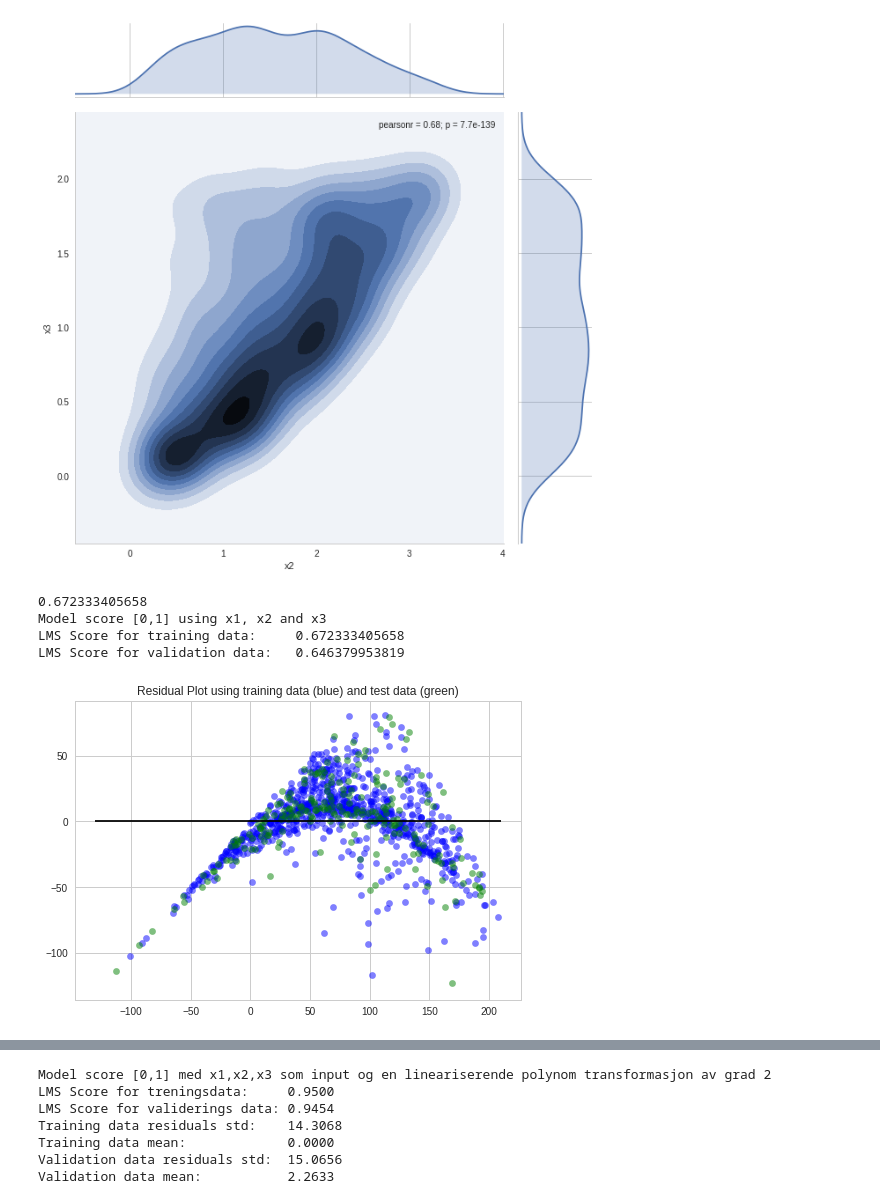
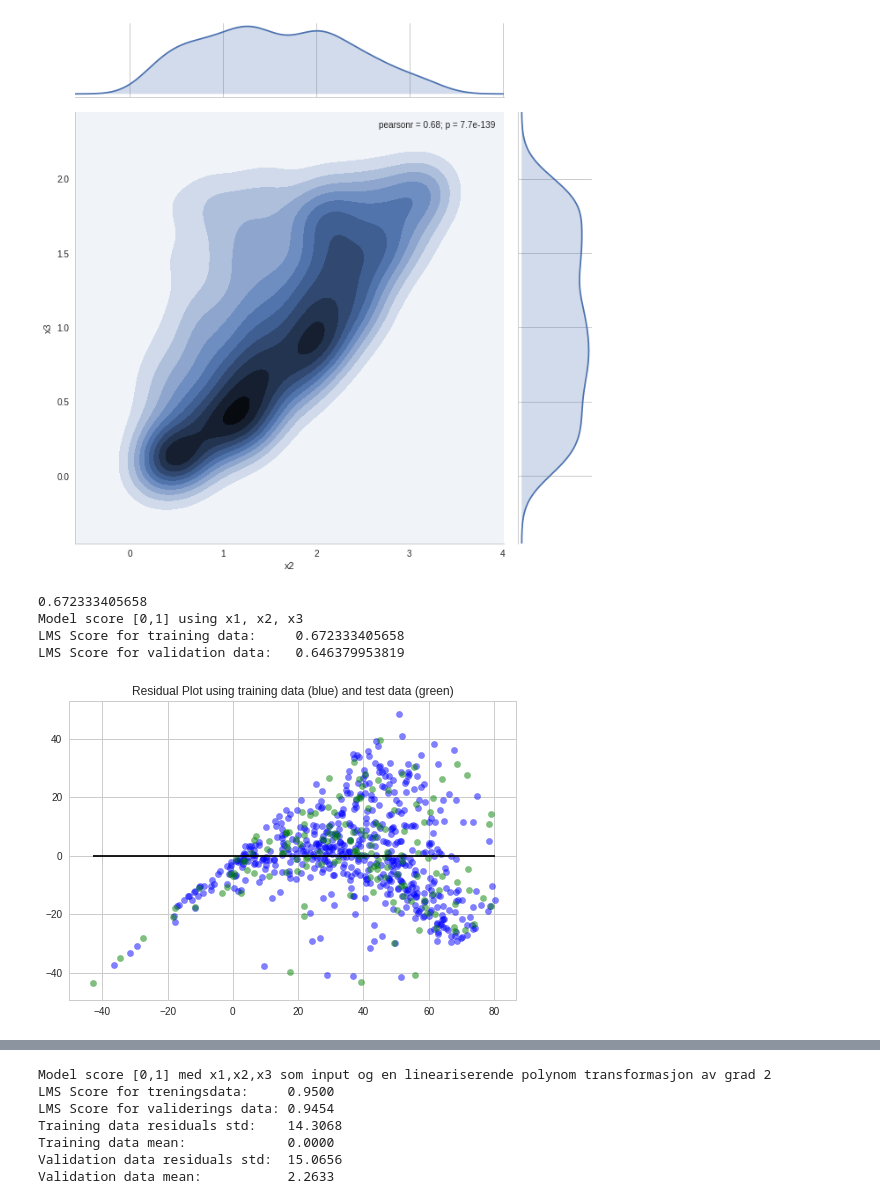
Before and after one commit to perthi/deep-learning, a Jupyter notebook: may.12th.ipynb, the cells around one changed output, grey strips where cells are left out. Saved outputs shown, nothing was run; the diff lists cells and outputs as text; code cells hidden in the pictures.

```diff
--- a/may.12th.ipynb
+++ b/may.12th.ipynb
@@ -108,30 +108,37 @@ x2x3_val=df.ix[801:, (2,3)]
 x1_val=df.ix[801:, (1)]
 x2_val=df.ix[801:, (2)]
 x3_val=df.ix[801:, (3)]
-# %%
-
-lm.fit(x1x2x3_train,y_train)
-print ( lm.score(x1x2x3_train, y_train) )
-print ("Model score [0,1] using x1, x2 and x3")
-print ("LMS Score for training data:\t", lm.score(x1x2x3_train, y_train  ))
-print ("LMS Score for validation data:\t", lm.score(x1x2x3_val, y_val ))
-# %% [output]
-0.672333405658
-Model score [0,1] using x1, x2 and x3
-LMS Score for training data:     0.672333405658
-LMS Score for validation data:   0.646379953819
+# %%
+def fit_linear(X_t, y_t, X_v, y_v, name):
+    lm.fit(X_t, y_t)
+    print ("Model score [0,1] using", name)
+    print ("LMS Score for training data:\t", lm.score(X_t, y_t ))
+    print ("LMS Score for validation data:\t", lm.score(X_v, y_v ))
+
+    y_pt=lm.predict(X_t)
+    y_pt_diff =  y_pt - y_t
+
+    y_pv=lm.predict(X_v)
+    y_pv_diff =  y_pv - y_v
+
+    hmin = min( y_pt.min(),y_pv.min())
+    hmax = max( y_pt.max(),y_pv.max())
+
+    plt.scatter(y_pt, y_pt - y_t, c='b', s=40, alpha=0.5)
+    plt.scatter(y_pv, y_pv - y_v, c='g', s=40, alpha=0.5)
+    plt.hlines(y=0, xmin=hmin, xmax=hmax)
+    plt.title('Residual Plot using training data (blue) and test data (green)')
+    plt.show()
+# %%
+fit_linear(x1x2x3_train, y_train, x1x2x3_val, y_val, 'x1, x2, x3' )
+# %% [output]
+0.672333405658
+Model score [0,1] using x1, x2, x3
+LMS Score for training data:     0.672333405658
+LMS Score for validation data:   0.646379953819
+[figure, added]
 # %%
-#Vi ser av det forehåned at vi får best resultat når vi bruker alle featurene x1, x2, x3, så vi bruker denne modellen
-
-plt.scatter(lm.predict(x1x2x3_train), lm.predict(x1x2x3_train) - y_train, c='b', s=40, alpha=0.5)
-plt.scatter(lm.predict(x1x2x3_val), lm.predict(x1x2x3_val) - y_val, c='g', s=40, alpha=0.5)
-plt.hlines(y=0, xmin=-130, xmax=210)
-plt.title('Residual Plot using training data (blue) and test data (green)')
-
-plt.show()
-
 # Ser av rest plottet at modellen ikke er spesielt god. For en god modell så burde residuen
 # verdien værr normal fordelt med mean = 0. AV formen på residuene så er det nærliggende
 # å forsøke en polynom tilpasning, et 2-grads polynom ser ut til å skulle holde.
+#Vi ser av det forehåned at vi får best resultat når vi bruker alle featurene x1, x2, x3, så vi bruker denne modellen
-# %% [output]
-[figure, removed]
```
Also changed, not shown: parts of 17 cells of this notebook.
